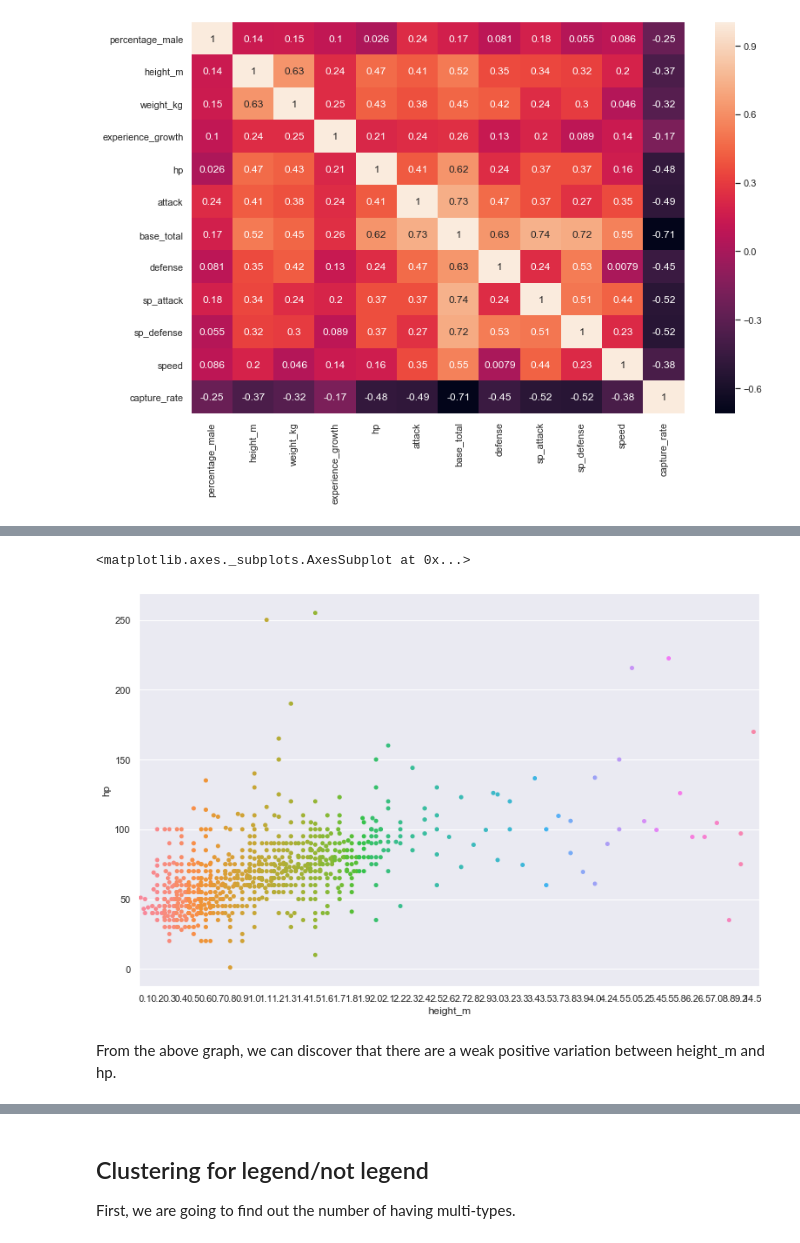
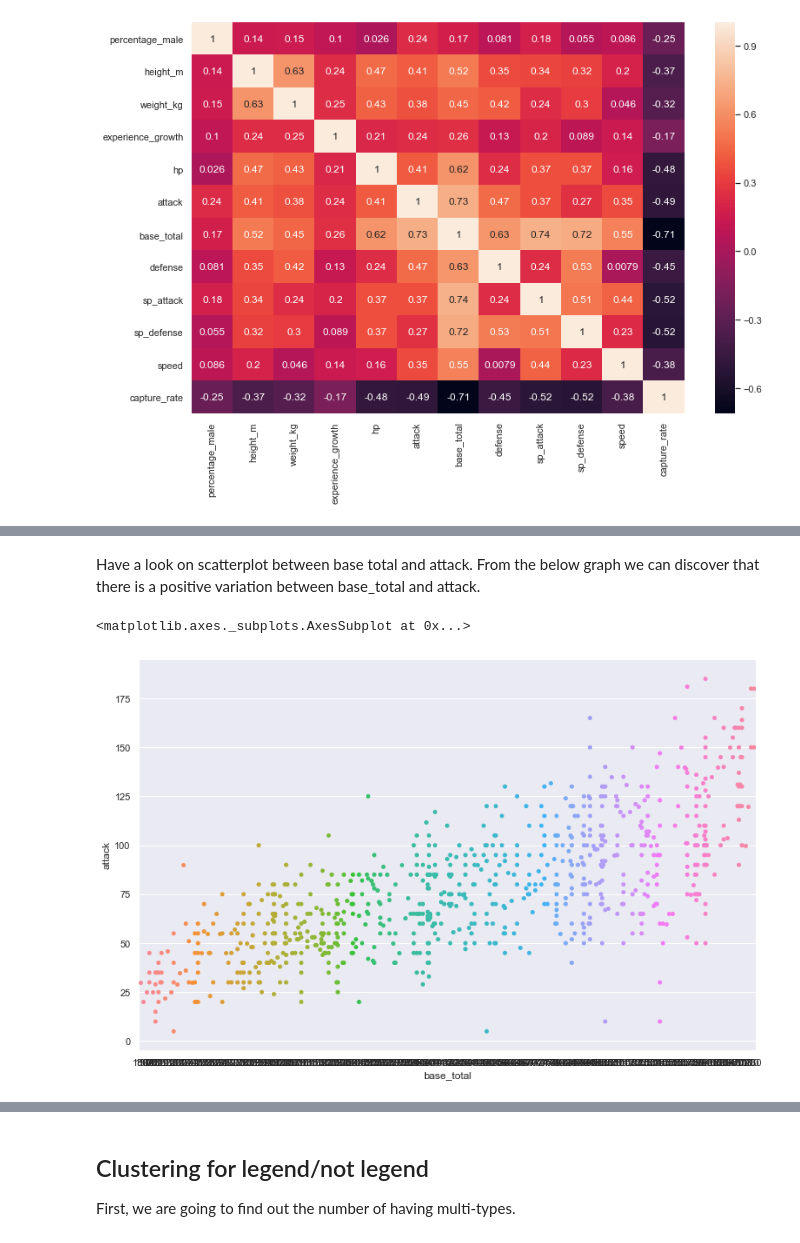
Before and after one commit to cyleung428/pokemon_anaylsis, a Jupyter notebook: pokemon.ipynb, the cells around one changed output, grey strips where cells are left out. Drawn from its saved outputs; the diff is of its cells as text; code cells hidden in the pictures.

```diff
--- a/pokemon.ipynb
+++ b/pokemon.ipynb
@@ -61,8 +69,8 @@ We can discover that capture rate has a strong negative impact on other attribut
+# %% [markdown]
+Have a look on scatterplot between base total and attack. From the below graph we can discover that there is a positive variation between base_total and attack.
 # %%
-sns.swarmplot(x=X_full['height_m'],
-              y=X_full['hp'])
+sns.swarmplot(x=X_full['base_total'],
+              y=X_full['attack'])
 # %% [output]
 <matplotlib.axes._subplots.AxesSubplot at 0x...>
-[figure, old version]
+[figure, new version]
-# %% [markdown]
-From the above graph, we can discover that there are a weak positive variation between height_m and hp.
```
Also changed, not shown: parts of 9 cells of this notebook.
